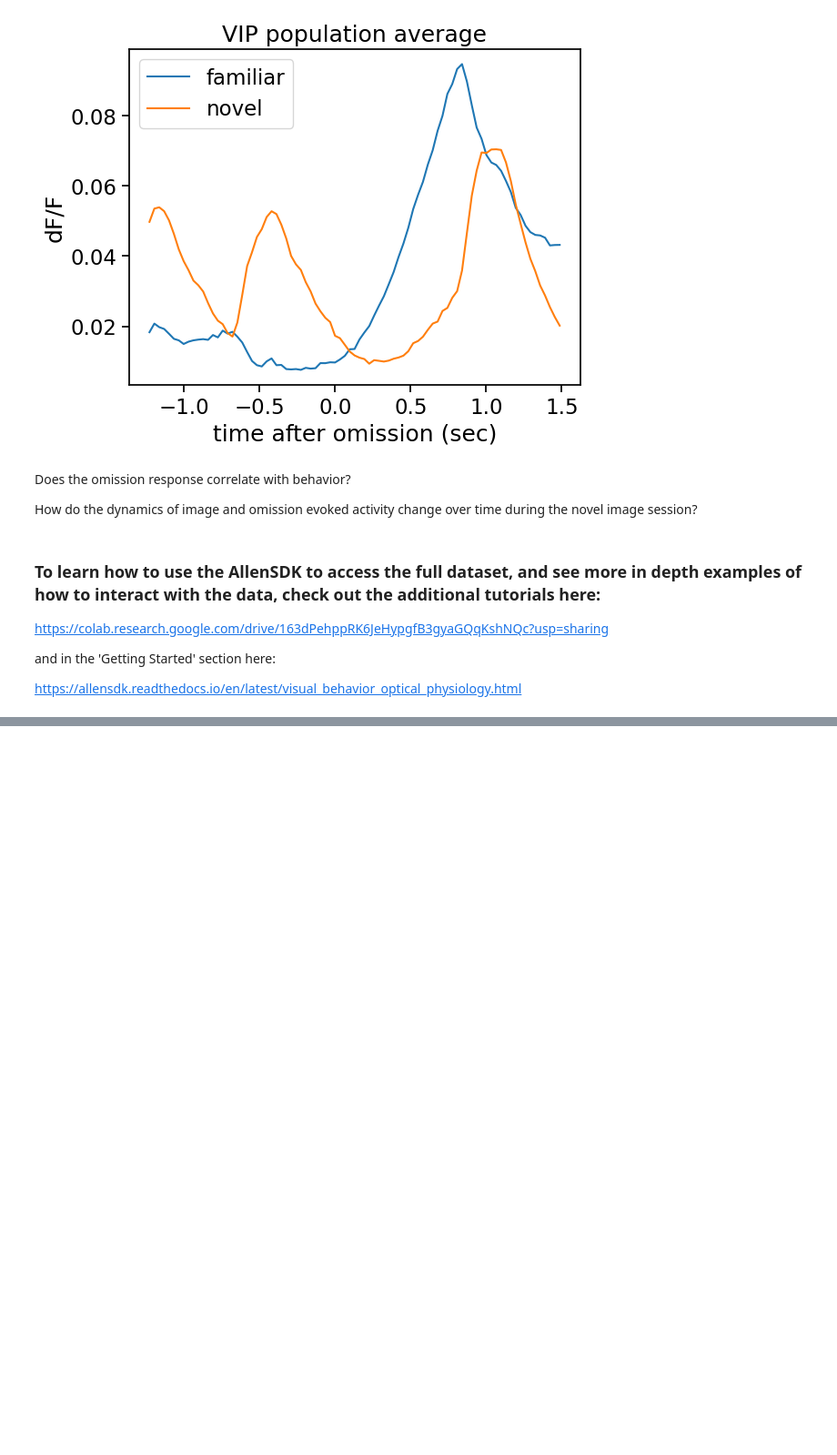
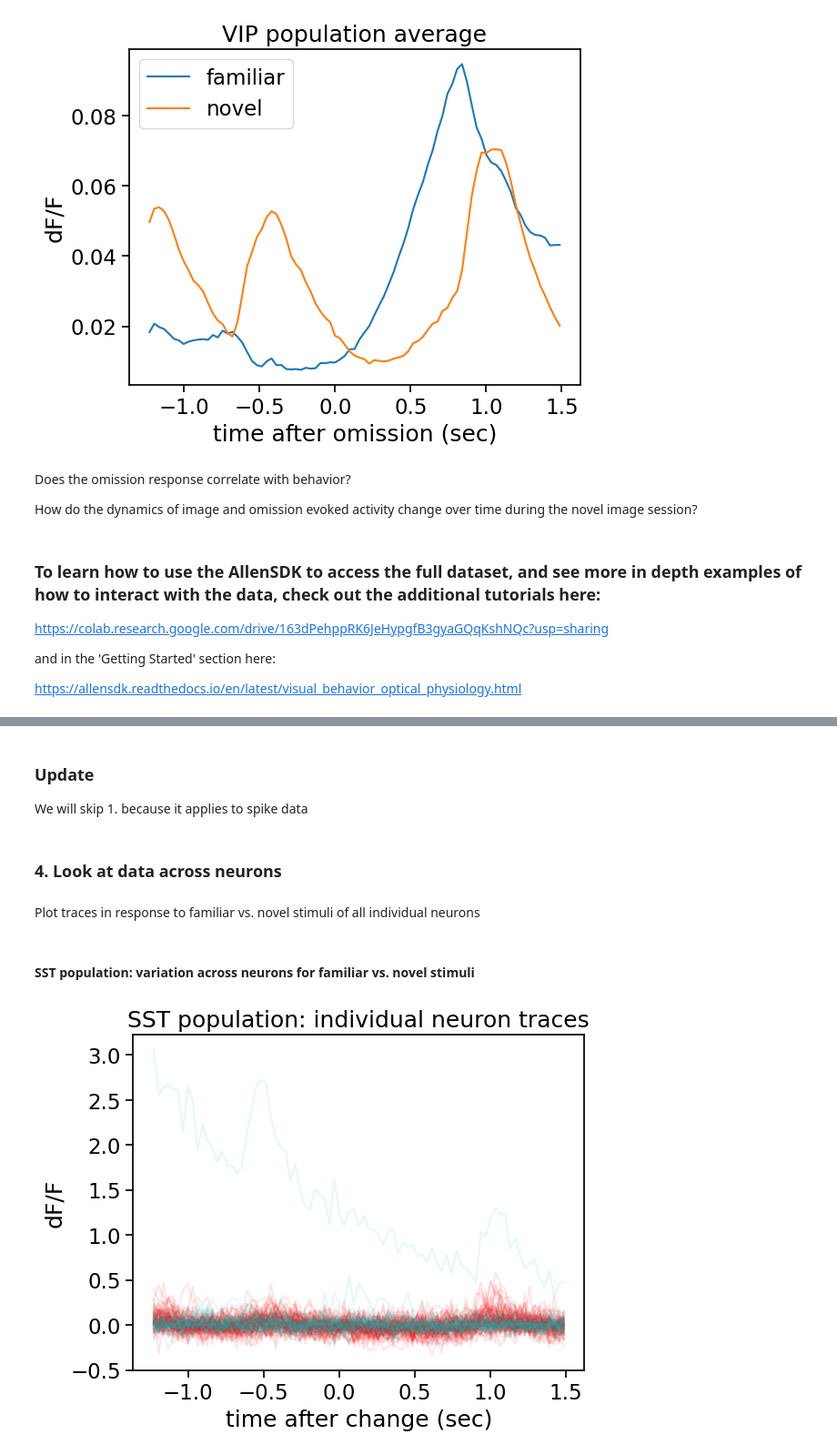
Before and after one commit to ahrends/AllenNeurons, a Jupyter notebook: load_Allen_Visual_Behavior_from_pre_processed_file.ipynb, the cells around one changed output, grey strips where cells are left out. Shown at 91% size. Cells and saved outputs as stored; diff of their text form; code cells hidden in the pictures; blank space fills up the shorter version.

Commit message:
added plots for variation across neurons

```diff
--- a/load_Allen_Visual_Behavior_from_pre_processed_file.ipynb
+++ b/load_Allen_Visual_Behavior_from_pre_processed_file.ipynb
@@ -300,0 +310,24 @@ https://allensdk.readthedocs.io/en/latest/visual_behavior_optical_physiology.htm
+# %% [markdown]
+### Update
+We will skip 1. because it applies to spike data
+# %% [markdown]
+### 4. Look at data across neurons
+# %% [markdown]
+Plot traces in response to familiar vs. novel stimuli of all individual neurons
+# %% [markdown]
+#### SST population: variation across neurons for familiar vs. novel stimuli
+# %%
+colours={"familiar": 'r', "novel": 'c'}
+for exposure_level in sst_data.exposure_level.unique():
+    exposure_data = sst_data[sst_data.exposure_level==exposure_level]
+    for neuron in exposure_data.cell_specimen_id.unique():
+        timestamps = exposure_data[exposure_data.cell_specimen_id==neuron].trace_timestamps.values[0]
+        traces = exposure_data[exposure_data.cell_specimen_id==neuron].trace.values[0]
+        plt.plot(timestamps, traces, colours[exposure_level], alpha=0.1)
+
+plt.title('SST population: individual neuron traces')
+plt.xlabel('time after change (sec)')
+plt.ylabel('dF/F')
+plt.show()
+# %% [output]
+[figure, added]
```
Also changed, not shown: parts of 18 cells of this notebook.
